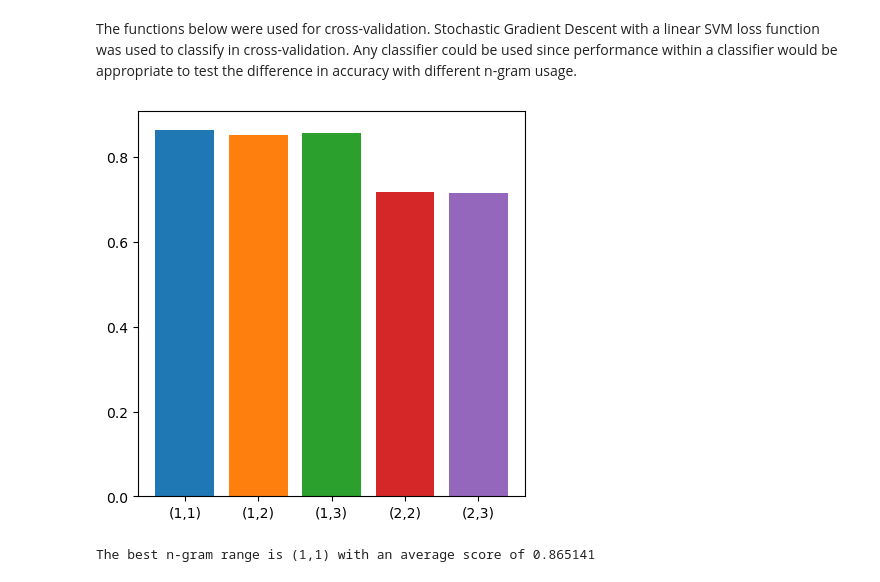
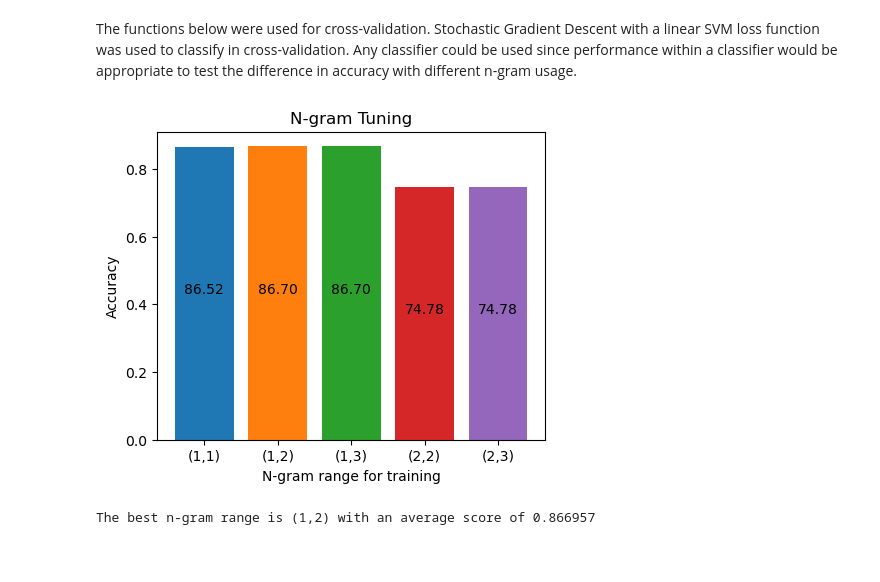
Before and after one commit to ishaansingh99/NLP_FAKE_NEWS_PROJECT, a Jupyter notebook: main.ipynb, the cells around one changed output. Cells and saved outputs as stored; diff of their text form; code cells hidden in the pictures; blank space fills up the shorter version.

```diff
--- a/main.ipynb
+++ b/main.ipynb
@@ -124,19 +98,23 @@ def FeatureExtraction(X_train, X_test,m,n,max_df=0.5,min_df=10):
     #Transforming validation set
     X_test_features = vectorizer.transform(X_test)
 
-    return X_train_features, X_test_features
+    return X_train_features, X_test_features, vectorizer.vocabulary_
 
-def Classify(X_train_features,X_test_features,y_train,method='SGD'):
+def Classify(X_train_features,X_test_features,y_train,method='SGD_log_loss'):
 
     #Training classifier
-    if method == 'SGD':
-        classifier = SGDClassifier(loss='hinge',n_jobs=-1,random_state=seed)
+    if method == 'SGD_log_loss':
+        classifier = SGDClassifier(loss='log_loss',n_jobs=-1,random_state=seed)
+    elif method == 'SGD_perceptron':
+        classifier = SGDClassifier(loss='perceptron',n_jobs=-1,random_state=seed)
     elif method == 'Logistic':
         classifier = LogisticRegression(n_jobs=-1,random_state=seed)
     elif method == 'LinearSVM':
         classifier = SVC(random_state=seed,kernel='linear')
-    elif method == 'PolySVM':
-        classifier = SVC(random_state=seed,kernel='poly')
+    elif method == 'Poly2SVM':
+        classifier = SVC(random_state=seed,kernel='poly',degree=2)
+    elif method == 'Poly3SVM':
+        classifier = SVC(random_state=seed,kernel='poly',degree=3)
     elif method == 'Perceptron':
         classifier = Perceptron(n_jobs=-1,random_state=seed)
     else:
@@ -162,7 +140,8 @@ bestScore = 0
 bestM = 0
 bestN = 0
 
-figure = plt.figure(figsize=(5,5))
+scores = []
+params = []
 
 for m in range(1,3):
     for n in range(m,4):
@@ -172,7 +151,7 @@ for m in range(1,3):
         for train_i, test_i in kfold.split(X_train,y_train):
 
             #Getting feature matrices
-            X_train_features, X_test_features = FeatureExtraction(X_train[train_i],X_train[test_i],m,n)
+            X_train_features, X_test_features, _ = FeatureExtraction(X_train[train_i],X_train[test_i],m,n)
 
             #Classification
             pred_train_labels, pred_test_labels = Classify(X_train_features,X_test_features,y_train[train_i])
@@ -186,23 +165,28 @@ for m in range(1,3):
         avgTrain = avgTrain / kfold.get_n_splits()
         avgVal = avgVal / kfold.get_n_splits()
 
-        plt.bar('(%d,%d)' % (m,n),avgVal)
+        scores.append(avgVal)
+        params.append('(%d,%d)' % (m,n))
 
         #Store best
         if avgVal > bestScore:
             bestScore = avgVal
             bestM = m
             bestN = n
-
-plt.title("N-gram Tuning")
-plt.xlabel("N-gram range for training")
-plt.ylabel("Accuracy")
-# %% [output]
-[figure, removed]
-# %%
-print("The best n-gram range is (%d,%d)" % (bestM,bestN), "with an average score of %f" % bestScore)
-# %% [output]
-The best n-gram range is (1,1) with an average score of 0.865141
+# %%
+figure = plt.figure(figsize=(5,4))
+for i in range(len(params)):
+    plt.bar(params[i],scores[i])
+    plt.text(params[i],scores[i]/2,"%.2f" % (scores[i] * 100),ha="center")
+
+plt.title("N-gram Tuning")
+plt.xlabel("N-gram range for training")
+plt.ylabel("Accuracy")
+plt.show()
+print("The best n-gram range is (%d,%d)" % (bestM,bestN), "with an average score of %f" % bestScore)
+# %% [output]
+[figure, added]
+The best n-gram range is (1,2) with an average score of 0.866957
 # %%
 from sklearn.model_selection import StratifiedKFold
 from sklearn.metrics import accuracy_score, confusion_matrix
```
Also changed, not shown: parts of 12 cells of this notebook, 2 other files.
